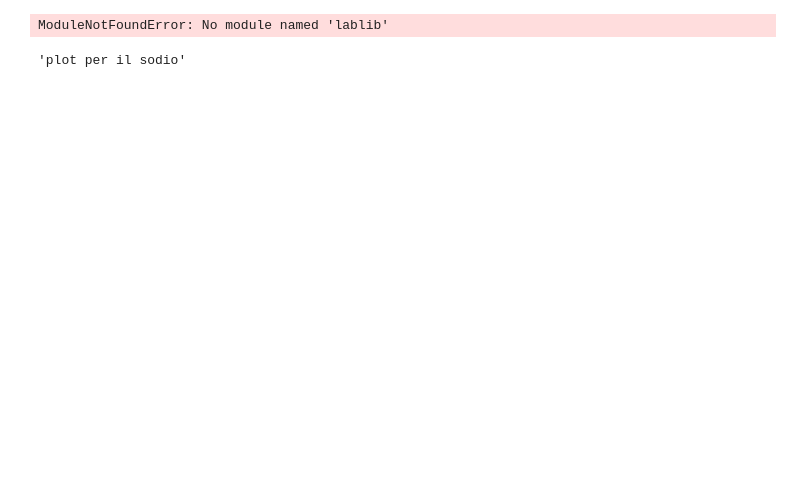
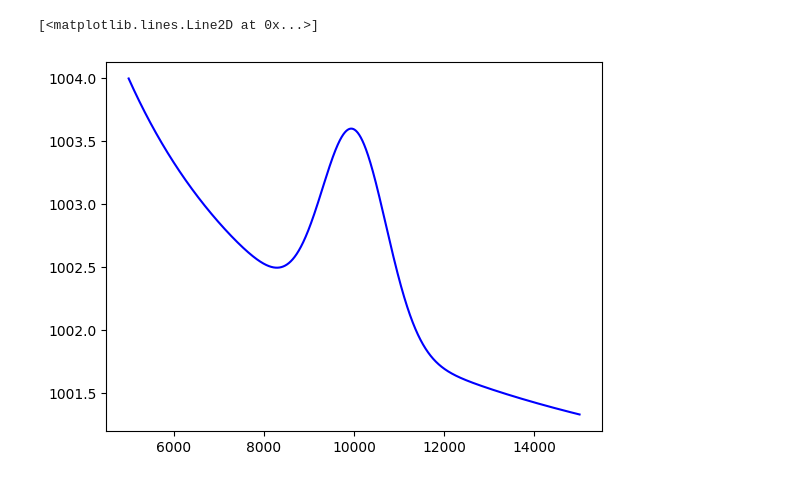
Before and after one commit to Pavar0tty/Laboratorio_SiPM, a Jupyter notebook: Analisi/Parte 2/LySO_analisi.ipynb, the cells around one changed output. Saved outputs shown, nothing was run; the diff lists cells and outputs as text; code cells hidden in the pictures; blank space fills up the shorter version.

Commit message:
Aggiunto anaisi LySO picchi di sodio e cobalto

```diff
--- a/Analisi/Parte 2/LySO_analisi.ipynb
+++ b/Analisi/Parte 2/LySO_analisi.ipynb
@@ -6,14 +6,12 @@ import numpy as np
 import matplotlib.pyplot as plt
 from scipy.stats import chi2
 
-import os
-while not os.getcwd().endswith('Laboratorio_SiPM'):
-    os.chdir('..')
+#import os
+#while not os.getcwd().endswith('Laboratorio_SiPM'):
+#   os.chdir('..')
 
-import sys
-sys.path.append('Config')
-from lablib.py import *
+#import sys
+#sys.path.append('Config')
+#from lablib import *'
-# %% [output]
-ModuleNotFoundError: No module named 'lablib'
 # %%
 def read (file_path):
@@ -36,12 +27,17 @@ def gaussian(X, S, Z, K):
     'K = fattore di scala'
     return(K*(1/(np.sqrt(2*np.pi)*S)*np.exp(-((X-Z)/S)**2)))
 # %%
-def func_Na (X, S, Z, K, a, b, c):
+def func_Na (X, S, Z, K, a, c):
     'K e D = fattori di scala'
-    return gaussian(X, S, Z, K) - a*X**2 + b*X + c
+    return gaussian(X, S, Z, K) + a*X**(-1) + c
 'plot per il sodio'
+
+X = np.linspace(5000, 15000, 100000)
+Y = func_Na(X, 1000, 10000, 4000, 20000, 1000)
+plt.plot(X, Y, label='Sodium', color='blue')
 # %% [output]
-'plot per il sodio'
+[<matplotlib.lines.Line2D at 0x...>]
+[figure, added]
 # %%
 B = read('Dati\Parte 2\LySO\Bkg_30min.txt')
 C = read('Dati\Parte 2\LySO\Cobalto_30min.txt')
```
Also changed, not shown: parts of 6 cells of this notebook, 1 other file.
